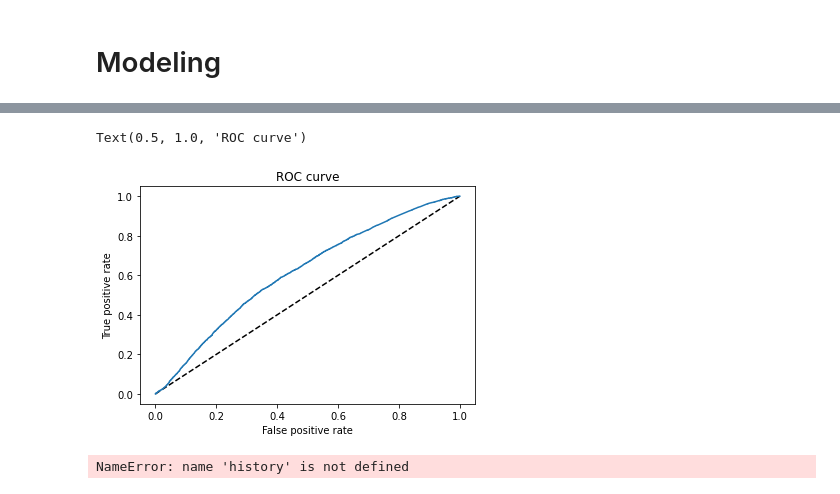
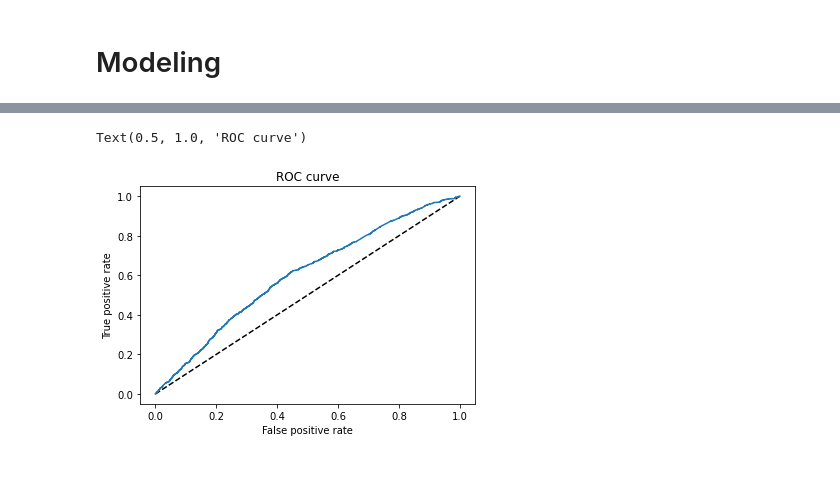
Before and after one commit to saakethkoka/ML-Lab5, a Jupyter notebook: main.ipynb, the cells around one changed output, grey strips where cells are left out. Cells and saved outputs as stored; diff of their text form; code cells hidden in the pictures.

Commit message:
ROC curve stuff yk

```diff
--- a/main.ipynb
+++ b/main.ipynb
@@ -343,21 +343,28 @@ for cols_list in cross_columns:
 for col in categorical_headers:
     encoders[col] = LabelEncoder()
     features[col] = encoders[col].fit_transform(features[col])
+# %%
+# stratified split 80-20:
+X_train, X_test, y_train, y_test = train_test_split(features, target, test_size=0.2, random_state=0, stratify=target)
 # %% [markdown]
 # Modeling
 # %%
 # split the feature dataframe into categorical_features and numerical_features:
-categorical_features = features[categorical_headers]
-crossed_features = features[cross_col_df_names]
-numerical_features = features[numerical_headers]
+categorical_features_train = X_train[categorical_headers]
+crossed_features_train = X_train[cross_col_df_names]
+numerical_features_train = X_train[numerical_headers]
+
+categorical_features_test = X_test[categorical_headers]
+crossed_features_test = X_test[cross_col_df_names]
+numerical_features_test = X_test[numerical_headers]
 # %%
-X_crossed = crossed_features.to_numpy()
-X_cat = categorical_features.to_numpy()
-X_num = numerical_features.to_numpy()
+X_crossed = crossed_features_train.to_numpy()
+X_cat = categorical_features_train.to_numpy()
+X_num = numerical_features_train.to_numpy()
 # Keras input:
 from tensorflow.keras.layers import Input, Dense, concatenate, Embedding
 from tensorflow.keras.models import Model
-input_crossed = Input(shape=(crossed_features.shape[1],),
+input_crossed = Input(shape=(crossed_features_train.shape[1],),
                      dtype='int64',
                      name='wide_inputs')
 
@@ -417,4 +424,4 @@ final_branch = Dense(units=1,activation='sigmoid', name='combined')(final_branch
 
 model = Model(inputs=[input_crossed,input_cat,input_num],outputs=final_branch)
 
-scores = CrossValidation(model, X_cat, X_num, X_crossed, target.values, epochs=15, batch_size=1024, verbose=0)
+# scores = CrossValidation(model, X_cat, X_num, X_crossed, target.values, epochs=15, batch_size=1024, verbose=0)
@@ -450,7 +437,7 @@ model.compile(optimizer='adam',
 # lets also add the history variable to see how we are doing
 # and lets add a validation set to keep track of our progress
 history = model.fit([X_crossed,X_cat,X_num],
-                    target,
+                    y_train,
                     class_weight=class_weight,
                     epochs=50,
                     batch_size=1024,
@@ -476,21 +463,17 @@ Wall time: 13.6 s
 # %%
 # plot ROC curve:
 from sklearn.metrics import roc_curve, auc
 import matplotlib.pyplot as plt
-y_pred_keras = model.predict([X_crossed,X_cat,X_num]).ravel()
-fpr_keras, tpr_keras, thresholds_keras = roc_curve(target, y_pred_keras)
+y_pred_keras = model.predict([crossed_features_test.to_numpy(), categorical_features_test.to_numpy(), numerical_features_test.to_numpy()]).ravel()
+fpr_keras, tpr_keras, thresholds_keras = roc_curve(y_test, y_pred_keras)
 auc_keras = auc(fpr_keras, tpr_keras)
 
 plt.figure(1)
 plt.plot([0, 1], [0, 1], 'k--')
 plt.plot(fpr_keras, tpr_keras, label='Keras (area = {:.3f})'.format(auc_keras))
 plt.xlabel('False positive rate')
 plt.ylabel('True positive rate')
 plt.title('ROC curve')
 # %% [output]
 Text(0.5, 1.0, 'ROC curve')
-[figure, old version]
+[figure, new version]
-# %%
-history.history.keys()
-# %% [output]
-NameError: name 'history' is not defined
```
Also changed, not shown: parts of 5 cells of this notebook.
